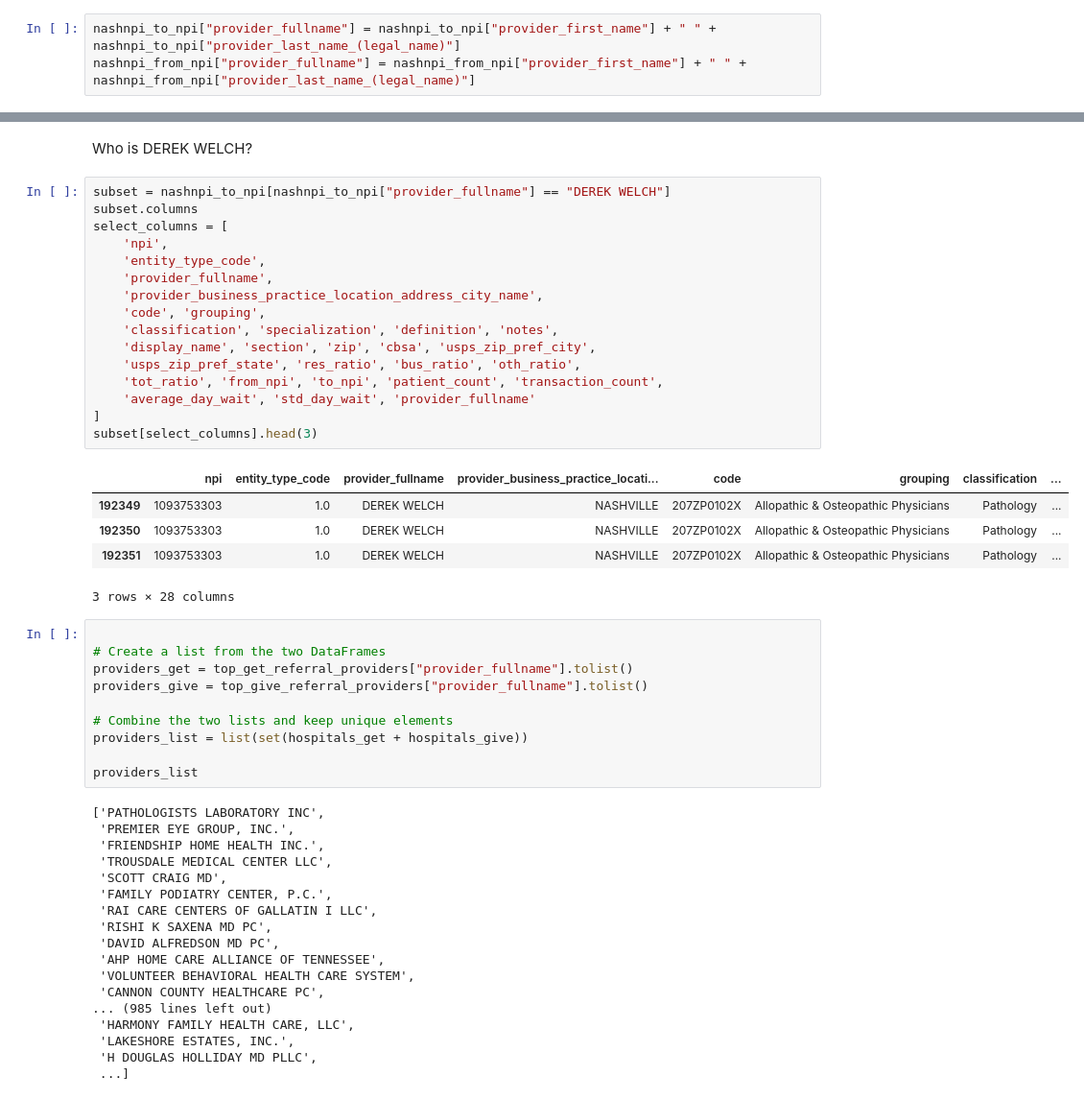
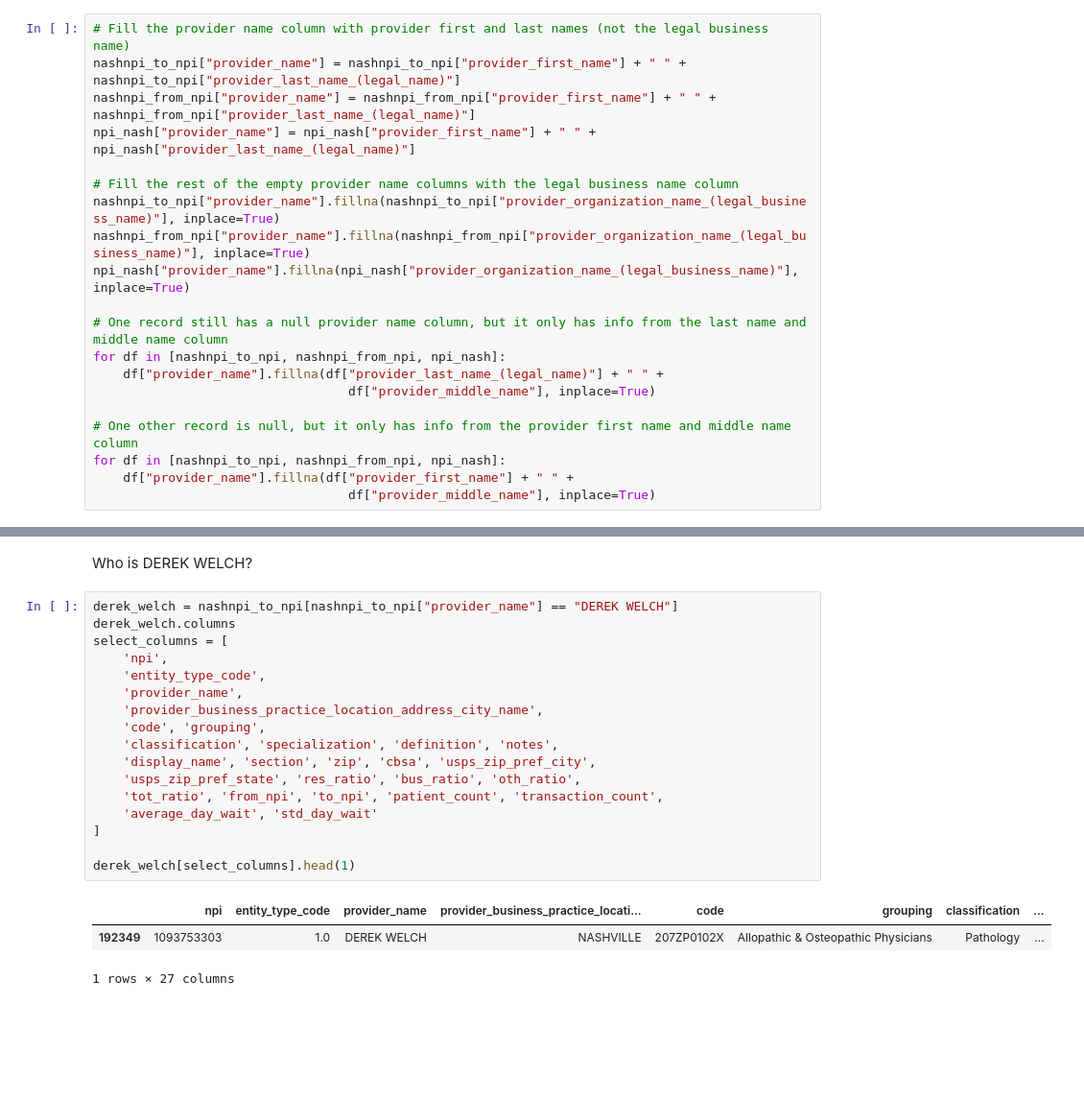
Before and after one commit to ballir27/hop-team-healthcare-providers, a Jupyter notebook: notebooks/providers.ipynb, the cells around one changed output, grey strips where cells are left out. Shown at 96% size. Saved outputs shown, nothing was run; the diff lists cells and outputs as text; blank space fills up the shorter version.

Commit message:
More eda on classification/ providers, created graphs

```diff
--- a/notebooks/providers.ipynb
+++ b/notebooks/providers.ipynb
@@ -248,3 +212,20 @@ Add a full name provider column to the datasets:
 # %%
-nashnpi_to_npi["provider_fullname"] = nashnpi_to_npi["provider_first_name"] + " " + nashnpi_to_npi["provider_last_name_(legal_name)"]
-nashnpi_from_npi["provider_fullname"] = nashnpi_from_npi["provider_first_name"] + " " + nashnpi_from_npi["provider_last_name_(legal_name)"]
+# Fill the provider name column with provider first and last names (not the legal business name)
+nashnpi_to_npi["provider_name"] = nashnpi_to_npi["provider_first_name"] + " " + nashnpi_to_npi["provider_last_name_(legal_name)"]
+nashnpi_from_npi["provider_name"] = nashnpi_from_npi["provider_first_name"] + " " + nashnpi_from_npi["provider_last_name_(legal_name)"]
+npi_nash["provider_name"] = npi_nash["provider_first_name"] + " " + npi_nash["provider_last_name_(legal_name)"]
+
+# Fill the rest of the empty provider name columns with the legal business name column
+nashnpi_to_npi["provider_name"].fillna(nashnpi_to_npi["provider_organization_name_(legal_business_name)"], inplace=True)
+nashnpi_from_npi["provider_name"].fillna(nashnpi_from_npi["provider_organization_name_(legal_business_name)"], inplace=True)
+npi_nash["provider_name"].fillna(npi_nash["provider_organization_name_(legal_business_name)"], inplace=True)
+
+# One record still has a null provider name column, but it only has info from the last name and middle name column
+for df in [nashnpi_to_npi, nashnpi_from_npi, npi_nash]:
+    df["provider_name"].fillna(df["provider_last_name_(legal_name)"] + " " +
+                                  df["provider_middle_name"], inplace=True)
+
+# One other record is null, but it only has info from the provider first name and middle name column
+for df in [nashnpi_to_npi, nashnpi_from_npi, npi_nash]:
+    df["provider_name"].fillna(df["provider_first_name"] + " " +
+                                  df["provider_middle_name"], inplace=True)
@@ -426,52 +485,23 @@ top_get_referral_providers.sort_values(by = "count", ascending = False).head(20)
 # %% [markdown]
 Who is DEREK WELCH?
 # %%
-subset = nashnpi_to_npi[nashnpi_to_npi["provider_fullname"] == "DEREK WELCH"]
-subset.columns
+derek_welch = nashnpi_to_npi[nashnpi_to_npi["provider_name"] == "DEREK WELCH"]
+derek_welch.columns
 select_columns = [
     'npi',
     'entity_type_code',
-    'provider_fullname',
+    'provider_name',
     'provider_business_practice_location_address_city_name',
     'code', 'grouping',
     'classification', 'specialization', 'definition', 'notes',
     'display_name', 'section', 'zip', 'cbsa', 'usps_zip_pref_city',
     'usps_zip_pref_state', 'res_ratio', 'bus_ratio', 'oth_ratio',
     'tot_ratio', 'from_npi', 'to_npi', 'patient_count', 'transaction_count',
-    'average_day_wait', 'std_day_wait', 'provider_fullname'
+    'average_day_wait', 'std_day_wait'
 ]
-subset[select_columns].head(3)
+
+derek_welch[select_columns].head(1)
 # %% [output]
-|  | npi | entity_type_code | provider_fullname | provider_business_practice_locati... | code | grouping | classification | ... |
+|  | npi | entity_type_code | provider_name | provider_business_practice_locati... | code | grouping | classification | ... |
 | 192349 | 1093753303 | 1.0 | DEREK WELCH | NASHVILLE | 207ZP0102X | Allopathic & Osteopathic Physicians | Pathology | ... |
-| 192350 | 1093753303 | 1.0 | DEREK WELCH | NASHVILLE | 207ZP0102X | Allopathic & Osteopathic Physicians | Pathology | ... |
-| 192351 | 1093753303 | 1.0 | DEREK WELCH | NASHVILLE | 207ZP0102X | Allopathic & Osteopathic Physicians | Pathology | ... |
-3 rows × 28 columns
+1 rows × 27 columns
-# %%
-
-# Create a list from the two DataFrames
-providers_get = top_get_referral_providers["provider_fullname"].tolist()
-providers_give = top_give_referral_providers["provider_fullname"].tolist()
-
-# Combine the two lists and keep unique elements
-providers_list = list(set(hospitals_get + hospitals_give))
-
-providers_list
-# %% [output]
-['PATHOLOGISTS LABORATORY INC',
- 'PREMIER EYE GROUP, INC.',
- 'FRIENDSHIP HOME HEALTH INC.',
- 'TROUSDALE MEDICAL CENTER LLC',
- 'SCOTT CRAIG MD',
- 'FAMILY PODIATRY CENTER, P.C.',
- 'RAI CARE CENTERS OF GALLATIN I LLC',
- 'RISHI K SAXENA MD PC',
- 'DAVID ALFREDSON MD PC',
- 'AHP HOME CARE ALLIANCE OF TENNESSEE',
- 'VOLUNTEER BEHAVIORAL HEALTH CARE SYSTEM',
- 'CANNON COUNTY HEALTHCARE PC',
-... (985 lines left out)
- 'HARMONY FAMILY HEALTH CARE, LLC',
- 'LAKESHORE ESTATES, INC.',
- 'H DOUGLAS HOLLIDAY MD PLLC',
- ...]
```
Also changed, not shown: parts of 83 cells of this notebook.
